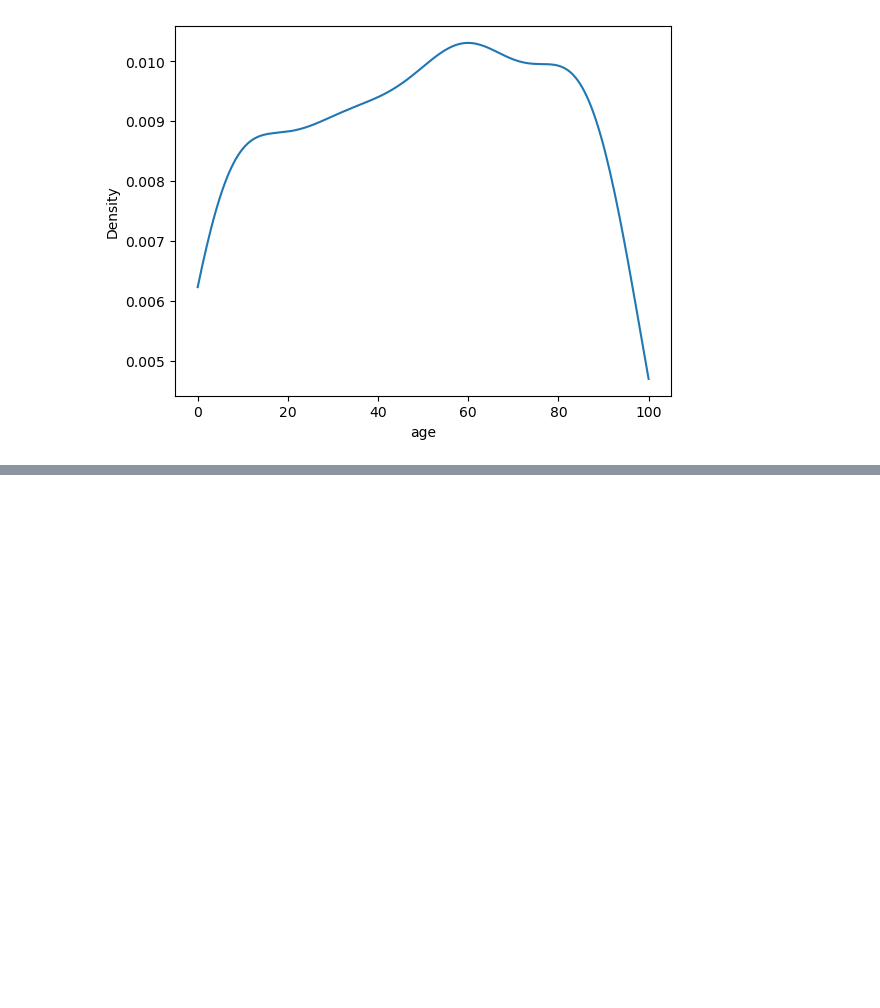
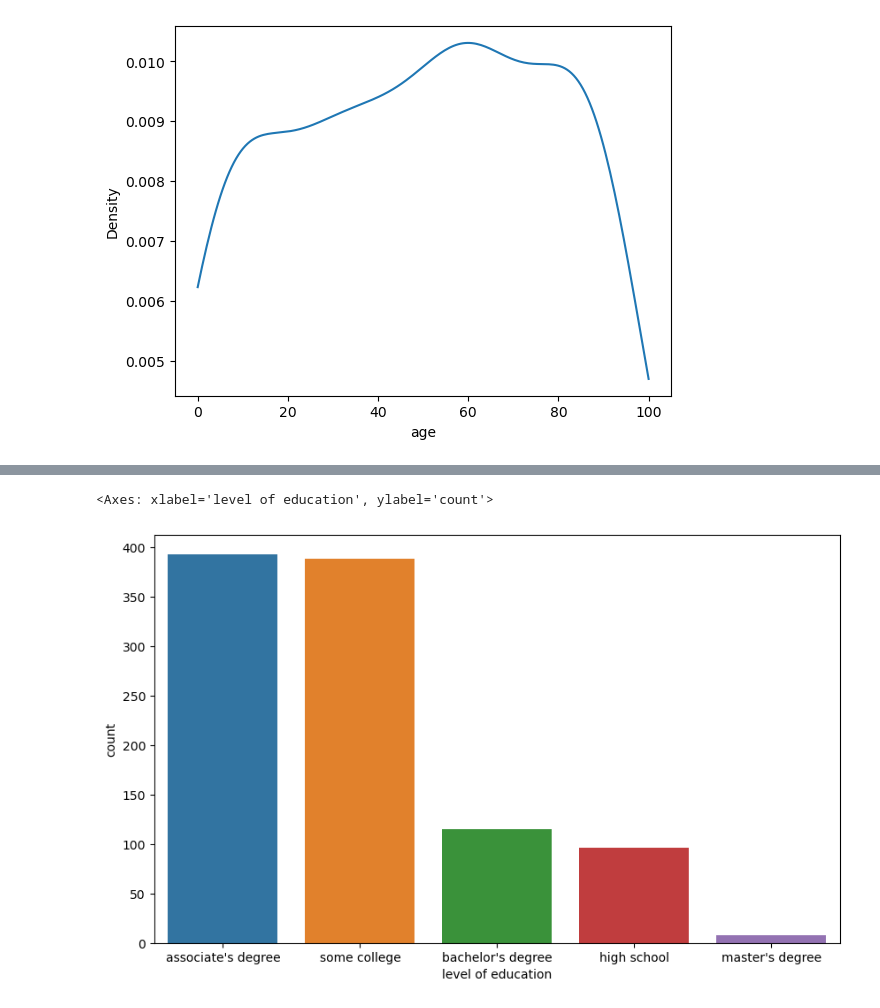
Before and after one commit to sandra-biology/Data-Analytics-A, a Jupyter notebook: Seaborn practice.ipynb, the cells around one changed output, grey strips where cells are left out. Drawn from its saved outputs; the diff is of its cells as text; code cells hidden in the pictures; blank space fills up the shorter version.

```diff
--- a/Seaborn practice.ipynb
+++ b/Seaborn practice.ipynb
@@ -193,0 +224,9 @@ sns.kdeplot(data=sample_ages_df, x='age', clip=[0, 100])
+# %%
+import matplotlib.pyplot as plt
+import seaborn as sns
+
+plt.figure(figsize=(10, 6), dpi=100)
+sns.countplot(x='level of education', data=office_sales_df)
+# %% [output]
+<Axes: xlabel='level of education', ylabel='count'>
+[figure, added]
```
Also changed, not shown: parts of 7 cells of this notebook.
